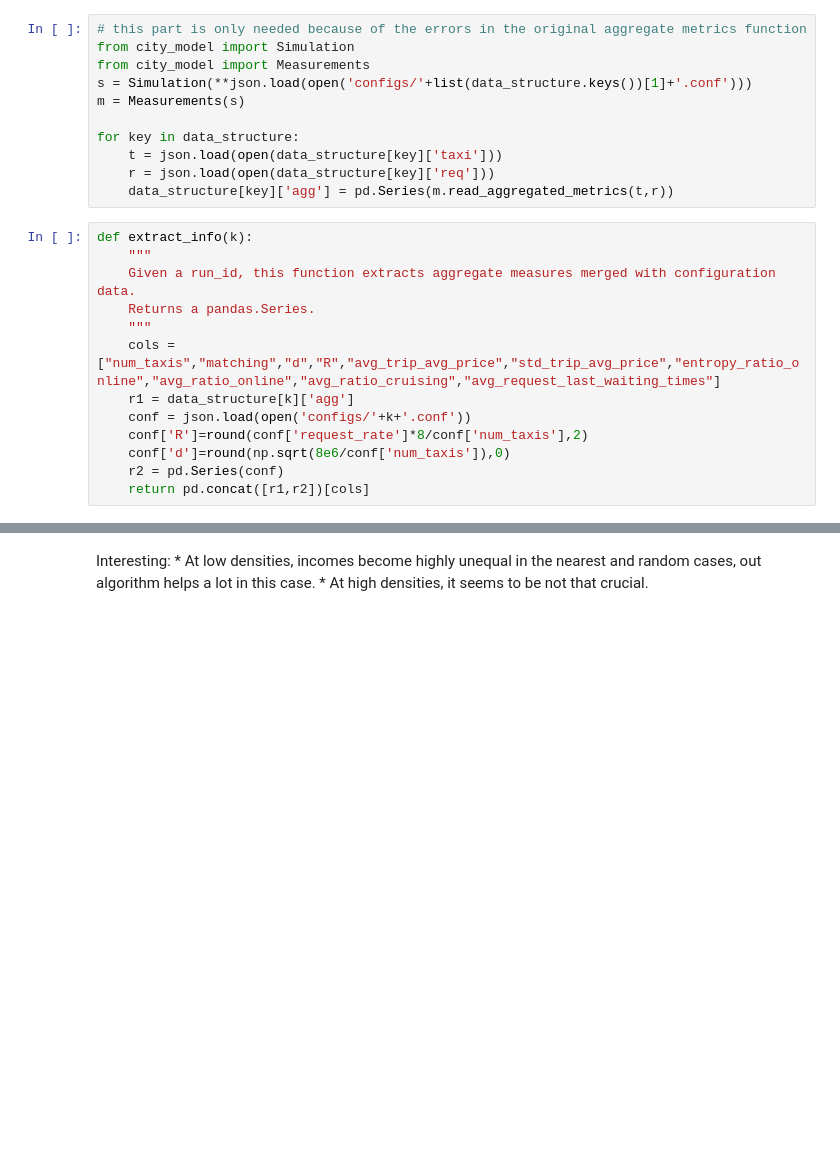
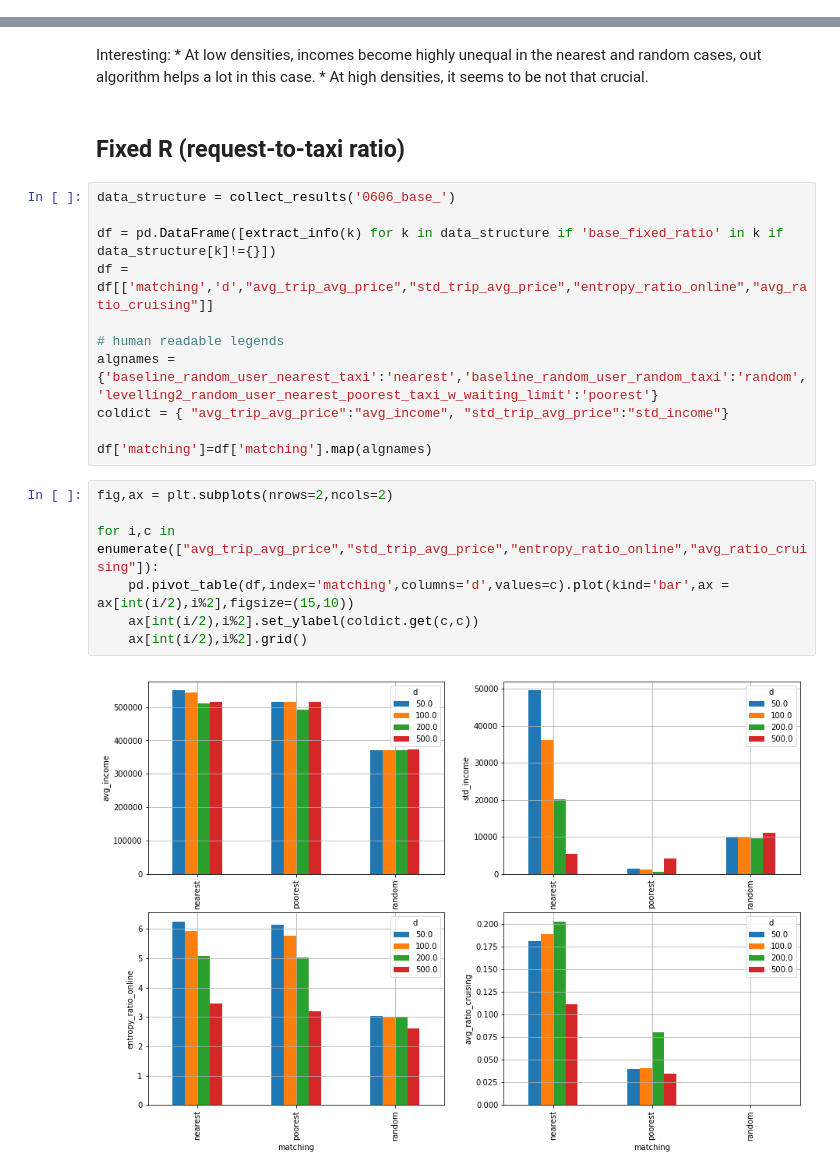
Before and after one commit to bokae/taxi, a Jupyter notebook: result_visualizer.ipynb, the cells around one changed output, grey strips where cells are left out. Cells and saved outputs as stored; diff of their text form; blank space fills up the shorter version.

Commit message:
New figures.

```diff
--- a/result_visualizer.ipynb
+++ b/result_visualizer.ipynb
@@ -79,30 +103,6 @@ def collect_results(base):
 # %%
 # collecting the results of the batch run
 data_structure = collect_results('0604_base_')
-# %%
-# this part is only needed because of the errors in the original aggregate metrics function
-from city_model import Simulation
-from city_model import Measurements
-s = Simulation(**json.load(open('configs/'+list(data_structure.keys())[1]+'.conf')))
-m = Measurements(s)
-
-for key in data_structure:
-    t = json.load(open(data_structure[key]['taxi']))
-    r = json.load(open(data_structure[key]['req']))
-    data_structure[key]['agg'] = pd.Series(m.read_aggregated_metrics(t,r))
-# %%
-def extract_info(k):
-    """
-    Given a run_id, this function extracts aggregate measures merged with configuration data.
-    Returns a pandas.Series.
-    """
-    cols = ["num_taxis","matching","d","R","avg_trip_avg_price","std_trip_avg_price","entropy_ratio_online","avg_ratio_online","avg_ratio_cruising","avg_request_last_waiting_times"]
-    r1 = data_structure[k]['agg']
-    conf = json.load(open('configs/'+k+'.conf'))
-    conf['R']=round(conf['request_rate']*8/conf['num_taxis'],2)
-    conf['d']=round(np.sqrt(8e6/conf['num_taxis']),0)
-    r2 = pd.Series(conf)
-    return pd.concat([r1,r2])[cols]
 # %%
 # creating a dataframe of the fixed taxi density data
 df = pd.DataFrame([extract_info(k) for k in data_structure if 'fixed_taxis' in k])
@@ -171,3 +162,25 @@ for i,R in enumerate(df2.index):
 Interesting:
     * At low densities, incomes become highly unequal in the nearest and random cases, out algorithm helps a lot in this case.
     * At high densities, it seems to be not that crucial.
+# %% [markdown]
+## Fixed R (request-to-taxi ratio)
+# %%
+data_structure = collect_results('0606_base_')
+
+df = pd.DataFrame([extract_info(k) for k in data_structure if 'base_fixed_ratio' in k if data_structure[k]!={}])
+df = df[['matching','d',"avg_trip_avg_price","std_trip_avg_price","entropy_ratio_online","avg_ratio_cruising"]]
+
+# human readable legends
+algnames = {'baseline_random_user_nearest_taxi':'nearest','baseline_random_user_random_taxi':'random','levelling2_random_user_nearest_poorest_taxi_w_waiting_limit':'poorest'}
+coldict = { "avg_trip_avg_price":"avg_income", "std_trip_avg_price":"std_income"}
+
+df['matching']=df['matching'].map(algnames)
+# %%
+fig,ax = plt.subplots(nrows=2,ncols=2)
+
+for i,c in enumerate(["avg_trip_avg_price","std_trip_avg_price","entropy_ratio_online","avg_ratio_cruising"]):
+    pd.pivot_table(df,index='matching',columns='d',values=c).plot(kind='bar',ax = ax[int(i/2),i%2],figsize=(15,10))
+    ax[int(i/2),i%2].set_ylabel(coldict.get(c,c))
+    ax[int(i/2),i%2].grid()
+# %% [output]
+[figure, added]
```
Also changed, not shown: parts of 14 cells of this notebook.
